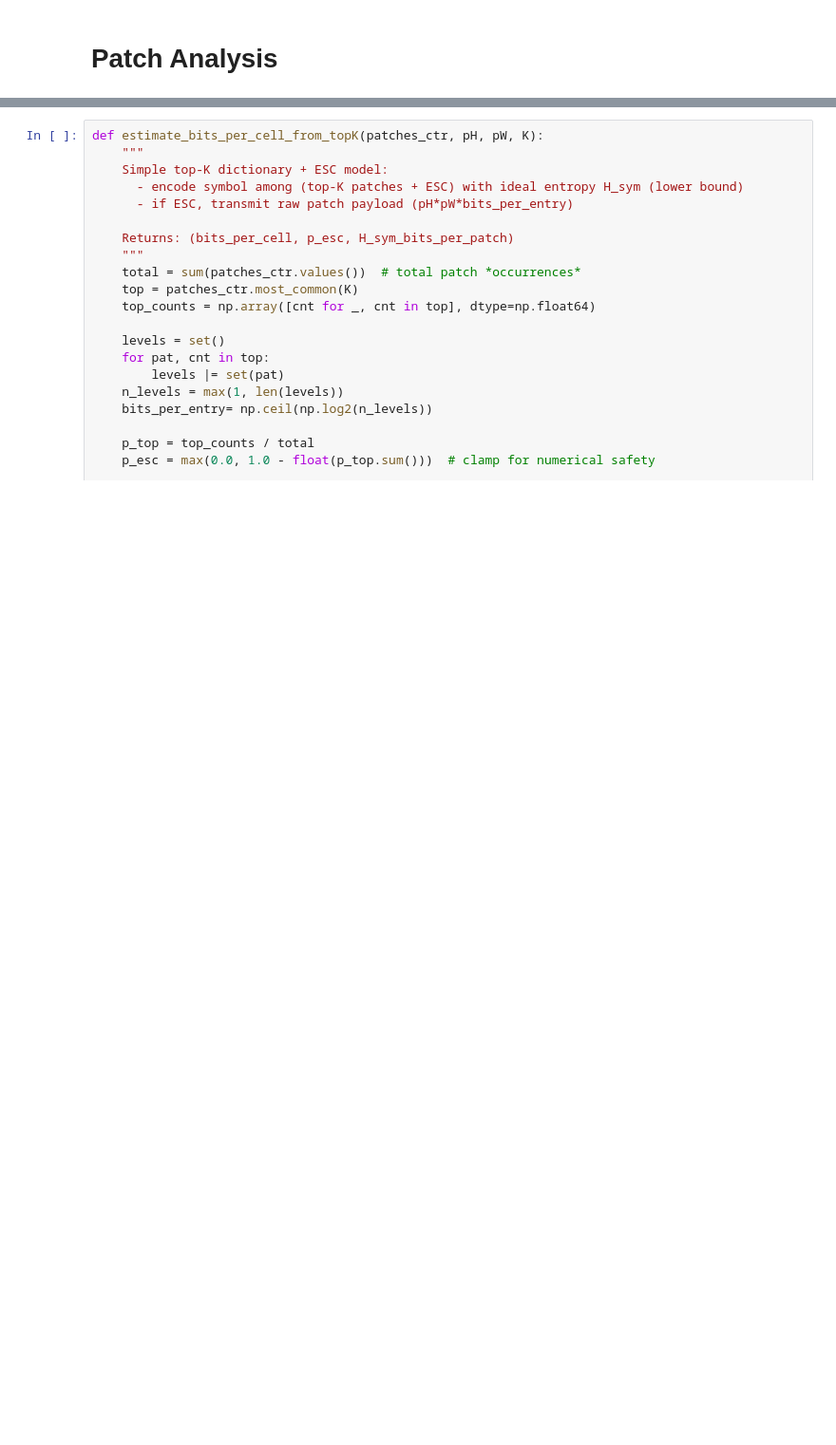
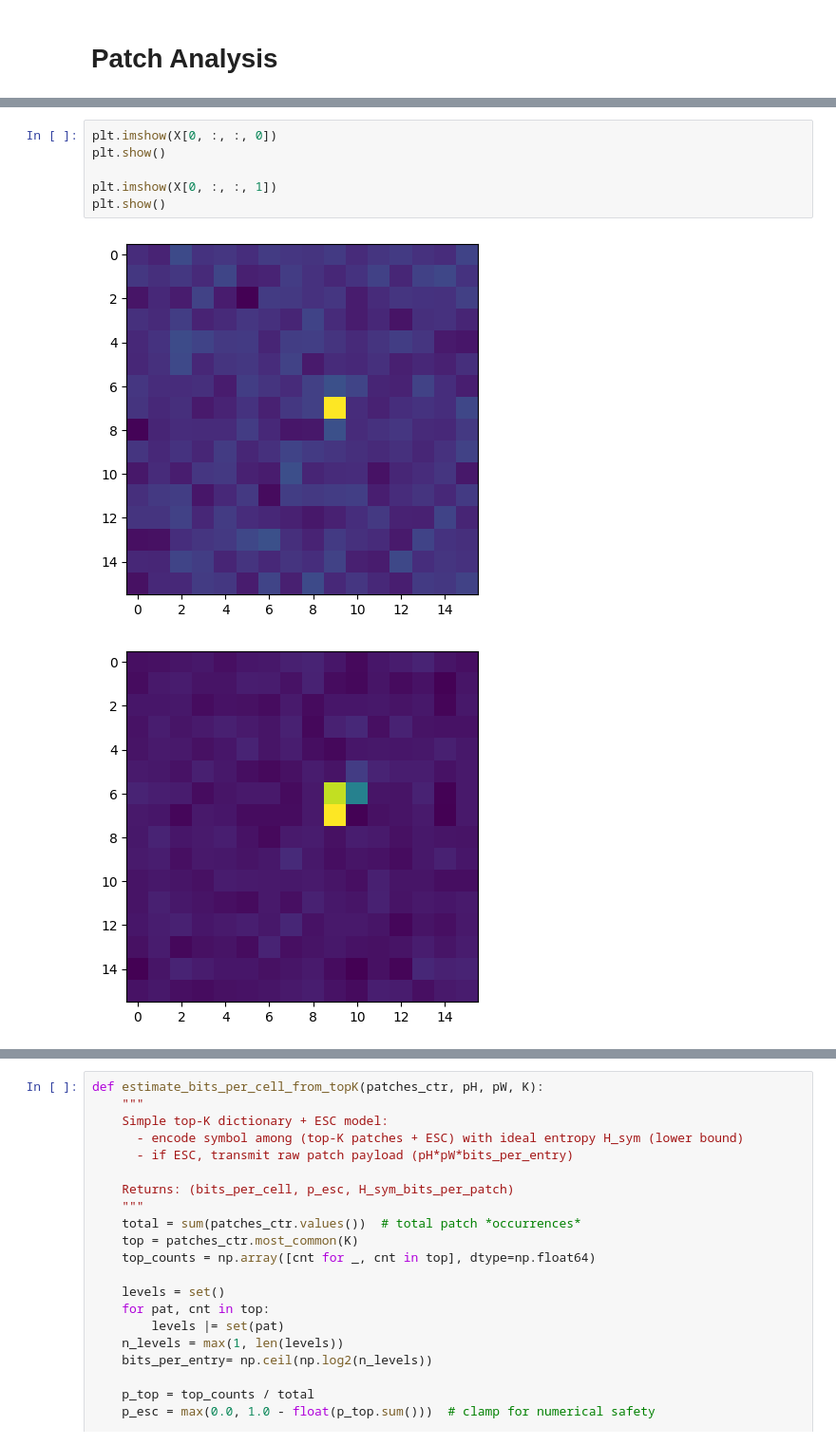
Before and after one commit to ArghyaDas112358/smart-pixels-ml, a Jupyter notebook: Pattern_patching.ipynb, the cells around one changed output, grey strips where cells are left out. Shown at 95% size. Drawn from its saved outputs; the diff is of its cells as text; blank space fills up the shorter version.

```diff
--- a/Pattern_patching.ipynb
+++ b/Pattern_patching.ipynb
@@ -557,3 +613,12 @@ def extract_patches(Q, patch_dim, stride=None, padding=None):
+# %%
+plt.imshow(X[0, :, :, 0])
+plt.show()
+
+plt.imshow(X[0, :, :, 1])
+plt.show()
+# %% [output]
+[figure, added]
+[figure, added]
 # %%
 plt.imshow(Q[0, :, :, 0])
 plt.show()
```
Also changed, not shown: parts of 29 cells of this notebook, 1 other file.
